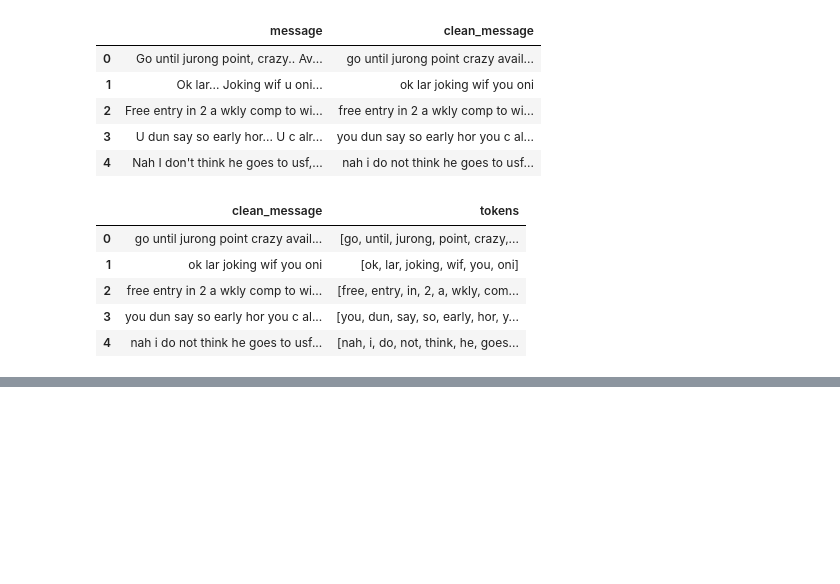
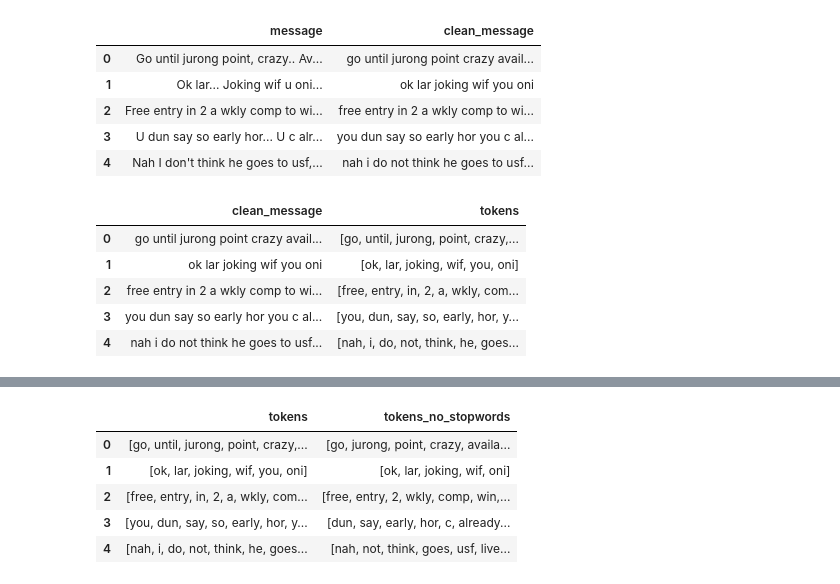
Before and after one commit to amnajem/DS483Project, a Jupyter notebook: DS483Project.ipynb, the cells around one changed output, grey strips where cells are left out. Drawn from its saved outputs; the diff is of its cells as text; code cells hidden in the pictures; blank space fills up the shorter version.

```diff
--- a/DS483Project.ipynb
+++ b/DS483Project.ipynb
@@ -205,3 +205,10 @@ df[['clean_message', 'tokens']].head()
 | 2 | free entry in 2 a wkly comp to wi... | [free, entry, in, 2, a, wkly, com... |
 | 3 | you dun say so early hor you c al... | [you, dun, say, so, early, hor, y... |
 | 4 | nah i do not think he goes to usf... | [nah, i, do, not, think, he, goes... |
+# %%
+import nltk
+from nltk.corpus import stopwords
+
+nltk.download('stopwords')
+stop_words = set(stopwords.words('english'))
+stop_words = stop_words - {'no', 'not', 'nor'}
@@ -207,0 +218,10 @@ df[['clean_message', 'tokens']].head()
+# %%
+df['tokens_no_stopwords'] = df['tokens'].apply(lambda words: [word for word in words if word not in stop_words])
+df[['tokens', 'tokens_no_stopwords']].head()
+# %% [output]
+|  | tokens | tokens_no_stopwords |
+| 0 | [go, until, jurong, point, crazy,... | [go, jurong, point, crazy, availa... |
+| 1 | [ok, lar, joking, wif, you, oni] | [ok, lar, joking, wif, oni] |
+| 2 | [free, entry, in, 2, a, wkly, com... | [free, entry, 2, wkly, comp, win,... |
+| 3 | [you, dun, say, so, early, hor, y... | [dun, say, early, hor, c, already... |
+| 4 | [nah, i, do, not, think, he, goes... | [nah, not, think, goes, usf, live... |
```
Also changed, not shown: parts of 4 cells of this notebook.
